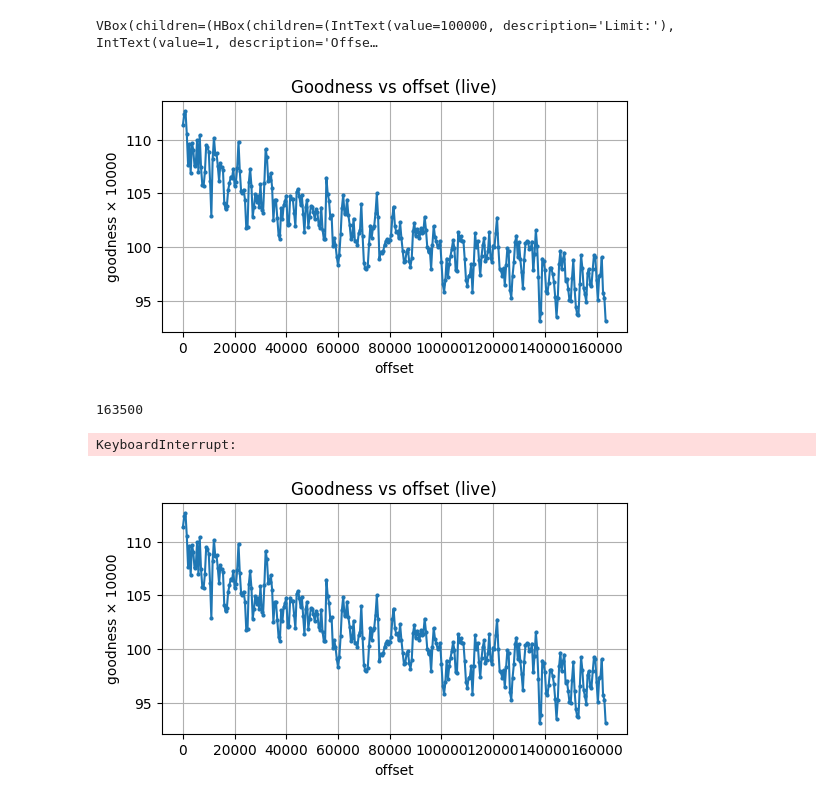
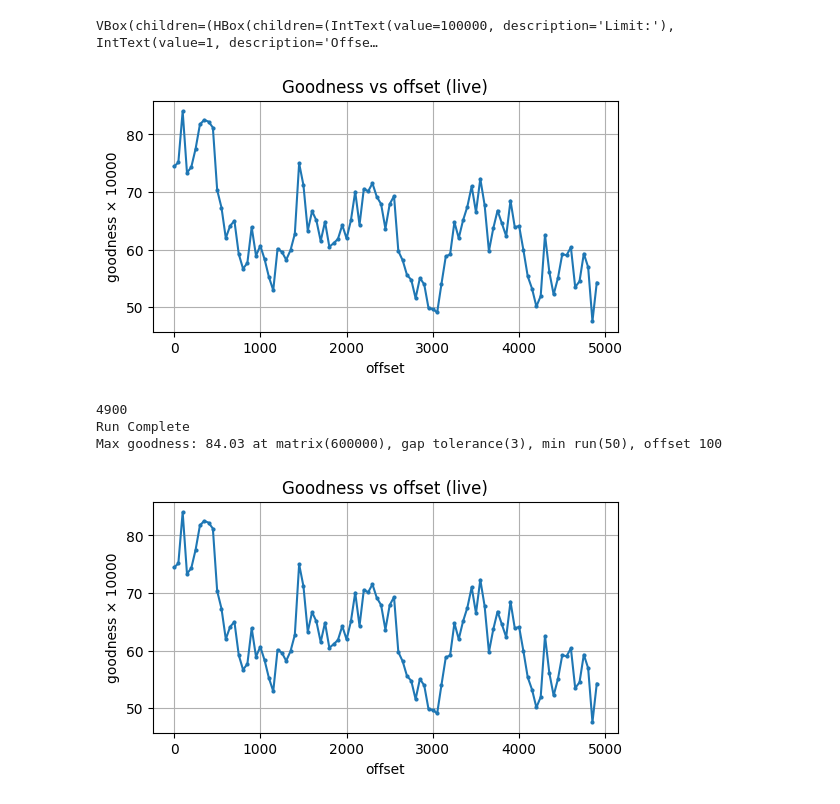
Before and after one commit to ronapeter-cmd/ulam_spiral, a Jupyter notebook: notebooks/Visualize primes.ipynb, the cells around one changed output. Drawn from its saved outputs; the diff is of its cells as text; code cells hidden in the pictures.

Commit message:
goodness calculator test

```diff
--- a/notebooks/Visualize primes.ipynb
+++ b/notebooks/Visualize primes.ipynb
@@ -12,42 +12,43 @@ build_ulam_spiral_ui()
 # %% [output]
 VBox(children=(HBox(children=(IntText(value=100000, description='Limit:'), IntText(value=1, description='Offse…
 # %%
-limit = 1000000
-gap_tolerance = 0
-min_run = 3
-jumps = 500
+limit = 600000
+gap_tolerance = 3
+min_run = 50
+jumps = 50
 matrix = create_zero_matrix(limit, padding=10)
 size = int(round(limit ** 0.5))
 filled_matrix = create_zero_matrix(limit, padding=10)
 max_goodness = -1
 offsets = []
 scores = []
 
 fig, ax = plt.subplots(figsize=(6, 3))
-for j in range (1000):
+for j in range (100):
     m = np.zeros((size, size), dtype=int)
     filled_matrix = fill_primes(m, j*jumps)
     goodness = ulam_goodness(filled_matrix, gap_tolerance,min_run)*10000
     offsets.append(j*jumps)
     scores.append(goodness)
     if goodness > max_goodness:
         max_goodness=goodness
         max_offset = j*jumps
     if (j*jumps) % 20 == 0:
         clear_output(wait=True)
         ax.clear()
         ax.plot(offsets, scores, marker="o", markersize=2, linestyle="-")
         ax.set_xlabel("offset")
         ax.set_ylabel("goodness × 10000")
         ax.set_title("Goodness vs offset (live)")
         ax.grid(True)
 
         display(fig)
         print(f"{j*jumps}")
 print("Run Complete")
 print(f"Max goodness: {max_goodness:.2f} at matrix({limit}), gap tolerance({gap_tolerance}), min run({min_run}), offset {max_offset}")
 # %% [output]
-[figure, old version]
+[figure, new version]
-163500
+4900
+Run Complete
+Max goodness: 84.03 at matrix(600000), gap tolerance(3), min run(50), offset 100
-KeyboardInterrupt:
-[figure, old version]
+[figure, new version]
```
Also changed, not shown: parts of 1 cell of this notebook.
